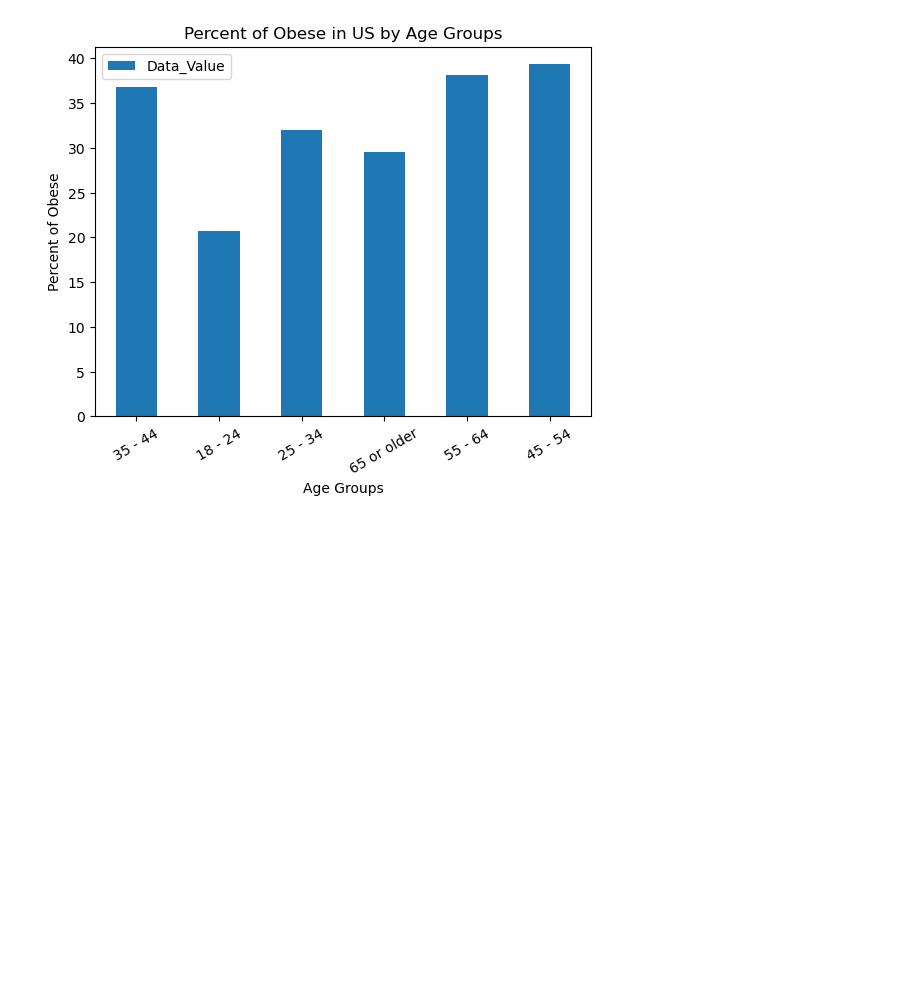
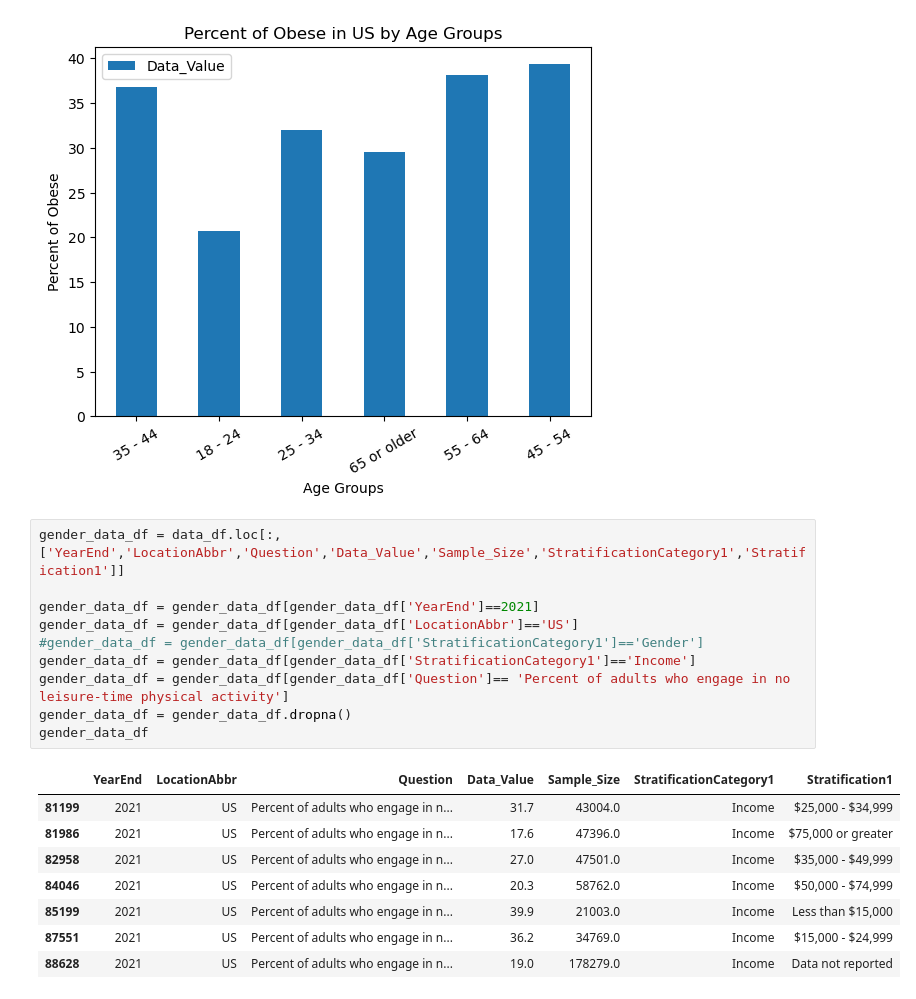
Before and after one commit to sma005/project-one-group-4, a Jupyter notebook: obesity_study_csv.ipynb, the cells around one changed output. Drawn from its saved outputs; the diff is of its cells as text; blank space fills up the shorter version.

```diff
--- a/obesity_study_csv.ipynb
+++ b/obesity_study_csv.ipynb
@@ -324,3 +312,22 @@ plt.ylabel("Percent of Obese")
 # %% [output]
 Text(0, 0.5, 'Percent of Obese')
 [figure]
+# %%
+gender_data_df = data_df.loc[:,['YearEnd','LocationAbbr','Question','Data_Value','Sample_Size','StratificationCategory1','Stratification1']]
+
+gender_data_df = gender_data_df[gender_data_df['YearEnd']==2021]
+gender_data_df = gender_data_df[gender_data_df['LocationAbbr']=='US']
+#gender_data_df = gender_data_df[gender_data_df['StratificationCategory1']=='Gender']
+gender_data_df = gender_data_df[gender_data_df['StratificationCategory1']=='Income']
+gender_data_df = gender_data_df[gender_data_df['Question']== 'Percent of adults who engage in no leisure-time physical activity']
+gender_data_df = gender_data_df.dropna()
+gender_data_df
+# %% [output]
+|  | YearEnd | LocationAbbr | Question | Data_Value | Sample_Size | StratificationCategory1 | Stratification1 |
+| 81199 | 2021 | US | Percent of adults who engage in n... | 31.7 | 43004.0 | Income | $25,000 - $34,999 |
+| 81986 | 2021 | US | Percent of adults who engage in n... | 17.6 | 47396.0 | Income | $75,000 or greater |
+| 82958 | 2021 | US | Percent of adults who engage in n... | 27.0 | 47501.0 | Income | $35,000 - $49,999 |
+| 84046 | 2021 | US | Percent of adults who engage in n... | 20.3 | 58762.0 | Income | $50,000 - $74,999 |
+| 85199 | 2021 | US | Percent of adults who engage in n... | 39.9 | 21003.0 | Income | Less than $15,000 |
+| 87551 | 2021 | US | Percent of adults who engage in n... | 36.2 | 34769.0 | Income | $15,000 - $24,999 |
+| 88628 | 2021 | US | Percent of adults who engage in n... | 19.0 | 178279.0 | Income | Data not reported |
```
Also changed, not shown: parts of 4 cells of this notebook.
